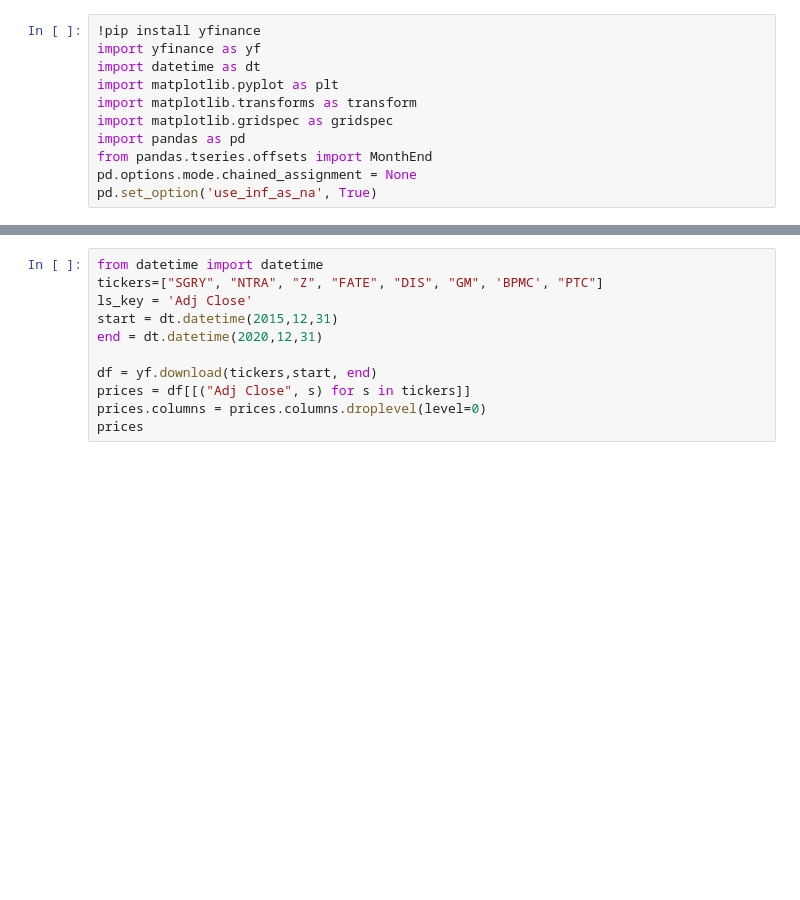
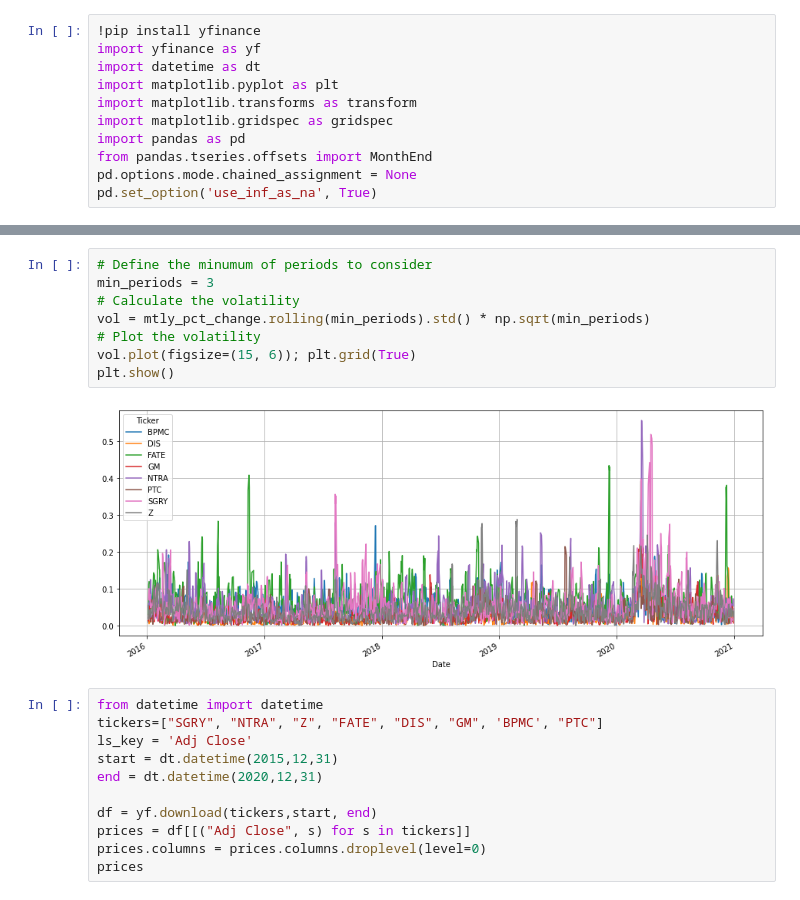
Before and after one commit to saritmaitra/Momentum_Trading, a Jupyter notebook: Monthly_Series_MomentumStrategy.ipynb, the cells around one changed output, grey strips where cells are left out. Drawn from its saved outputs; the diff is of its cells as text; blank space fills up the shorter version.

```diff
--- a/Monthly_Series_MomentumStrategy.ipynb
+++ b/Monthly_Series_MomentumStrategy.ipynb
@@ -14,3 +65,13 @@ pd.set_option('use_inf_as_na', True)
+# %%
+# Define the minumum of periods to consider
+min_periods = 3
+# Calculate the volatility
+vol = mtly_pct_change.rolling(min_periods).std() * np.sqrt(min_periods)
+# Plot the volatility
+vol.plot(figsize=(15, 6)); plt.grid(True)
+plt.show()
+# %% [output]
+[figure, added]
 # %%
 from datetime import datetime
 tickers=["SGRY", "NTRA", "Z", "FATE", "DIS", "GM", 'BPMC', "PTC"]
```
Also changed, not shown: parts of 3 cells of this notebook.
